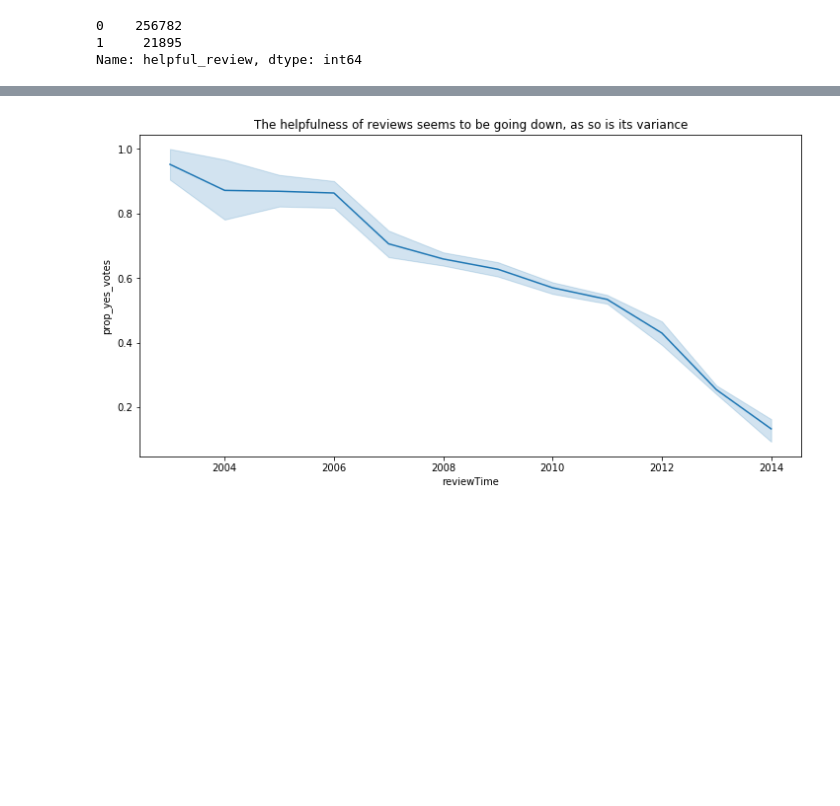
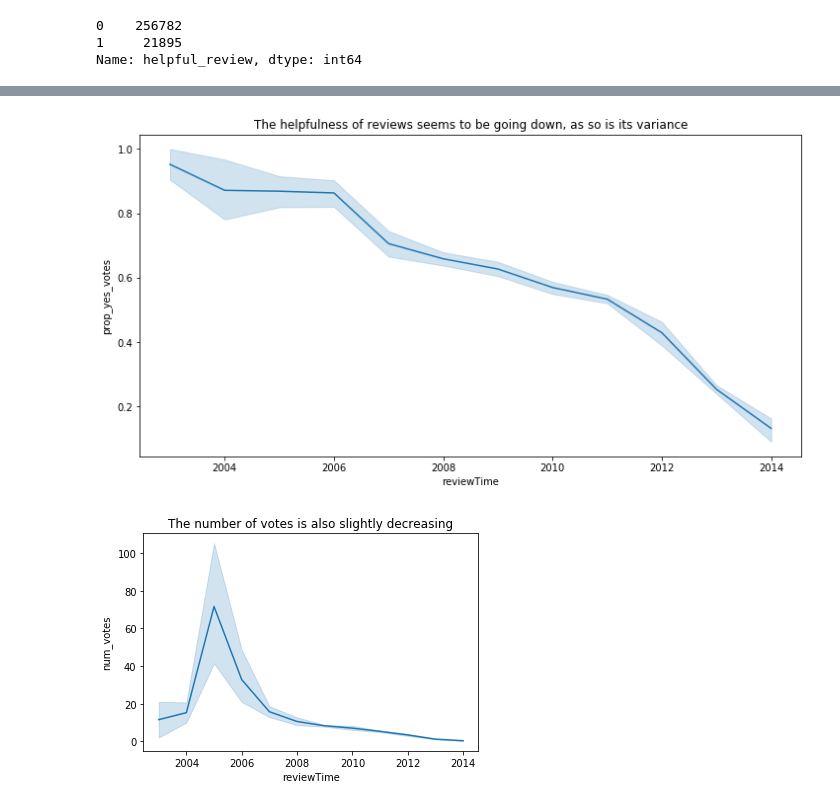
Before and after one commit to lsfischer/cleverly_challenge, a Jupyter notebook: code/cleverly_challenge.ipynb, the cells around one changed output, grey strips where cells are left out. Cells and saved outputs as stored; diff of their text form; code cells hidden in the pictures; blank space fills up the shorter version.

```diff
--- a/code/cleverly_challenge.ipynb
+++ b/code/cleverly_challenge.ipynb
@@ -293,16 +326,21 @@ MariaSmiles has the most helpful review in the dataset with 239 people agreeing
 # %%
 # Specify that we want a monthly period
 period = df["reviewTime"].dt.to_period(freq="M")
 
 # Group every year/month and get the mean of the specified variables
 grouped_data = df.groupby(period)[["prop_yes_votes", "num_yes_votes", "num_votes", "num_words"]].mean()
 
 # Sort the index (which is the year/month)
 grouped_data = grouped_data.sort_index()
 
 plt.figure(figsize=(12, 6))
 sns.lineplot(x=grouped_data.index.year, y=grouped_data.prop_yes_votes)
 plt.title("The helpfulness of reviews seems to be going down, as so is its variance")
 plt.show()
+
+sns.lineplot(x=grouped_data.index.year, y=grouped_data.num_votes)
+plt.title("The number of votes is also slightly decreasing")
+plt.show()
 # %% [output]
 [figure]
+[figure, added]
```
Also changed, not shown: parts of 16 cells of this notebook.
